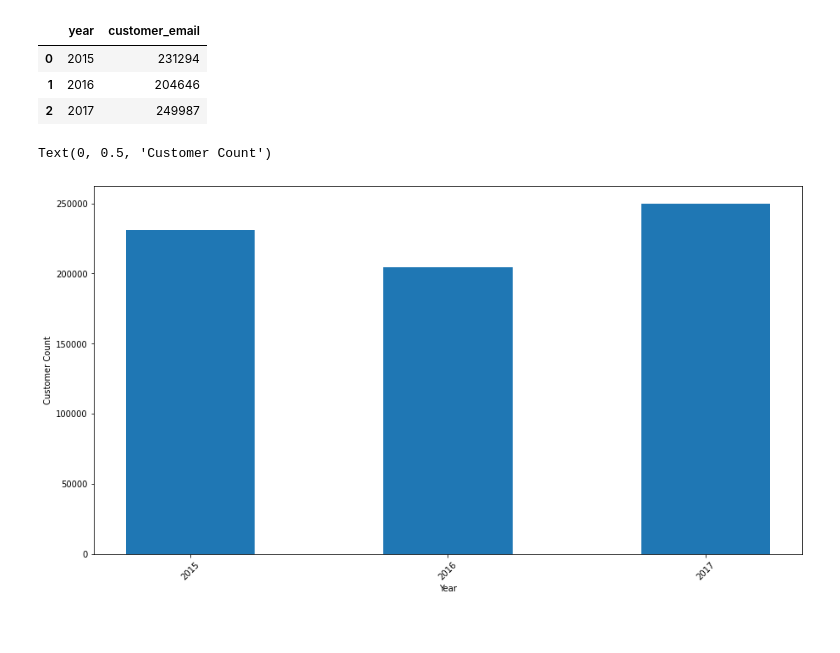
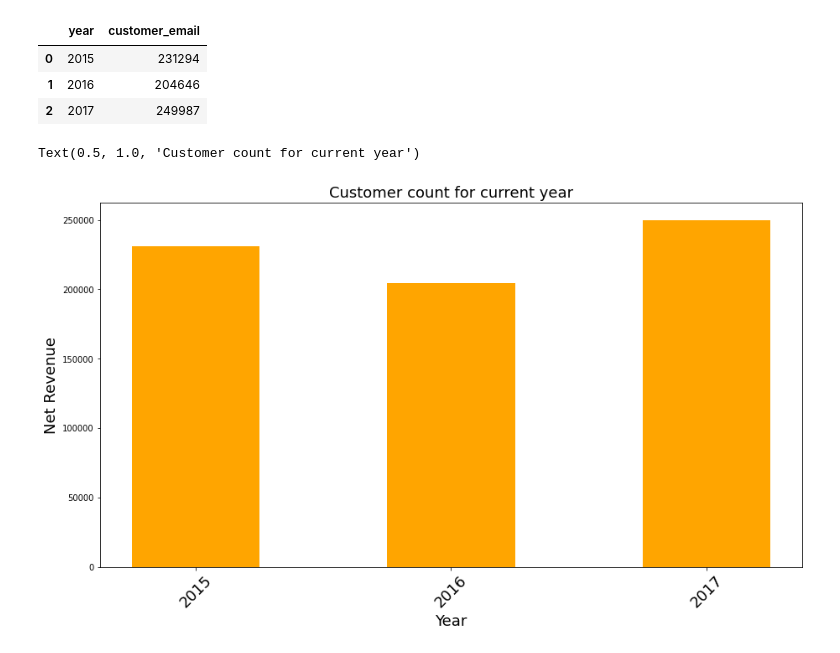
Before and after one commit to saishdesai23/Customer-Order-Analysis, a Jupyter notebook: case_study_2.ipynb, the cells around one changed output. Saved outputs shown, nothing was run; the diff lists cells and outputs as text; code cells hidden in the pictures; blank space fills up the shorter version.

```diff
--- a/case_study_2.ipynb
+++ b/case_study_2.ipynb
@@ -469,10 +467,11 @@ customer_per_year
 | 2 | 2017 | 249987 |
 # %%
 plt.figure(figsize=(15,8))
-plt.bar(x=customer_per_year['year'],height=customer_per_year['customer_email'], width =0.5)
-plt.xlabel("Year")
-plt.xticks([2015,2016,2017], rotation=45)
-plt.ylabel("Customer Count")
+plt.bar(x=customer_per_year['year'],height=customer_per_year['customer_email'], width =0.5, color='orange')
+plt.xlabel("Year", fontsize=18)
+plt.xticks([2015,2016,2017], rotation=45, fontsize=18)
+plt.ylabel("Net Revenue", fontsize=18)
+plt.title("Customer count for current year", fontsize=18)
 # %% [output]
-Text(0, 0.5, 'Customer Count')
+Text(0.5, 1.0, 'Customer count for current year')
-[figure, old version]
+[figure, new version]
```
Also changed, not shown: parts of 1 cell of this notebook.
